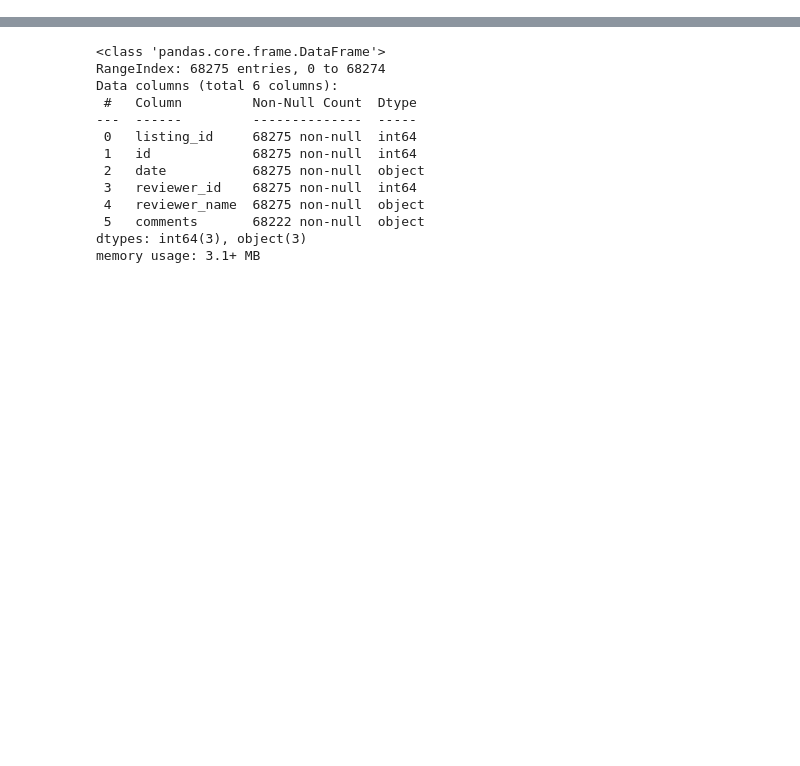
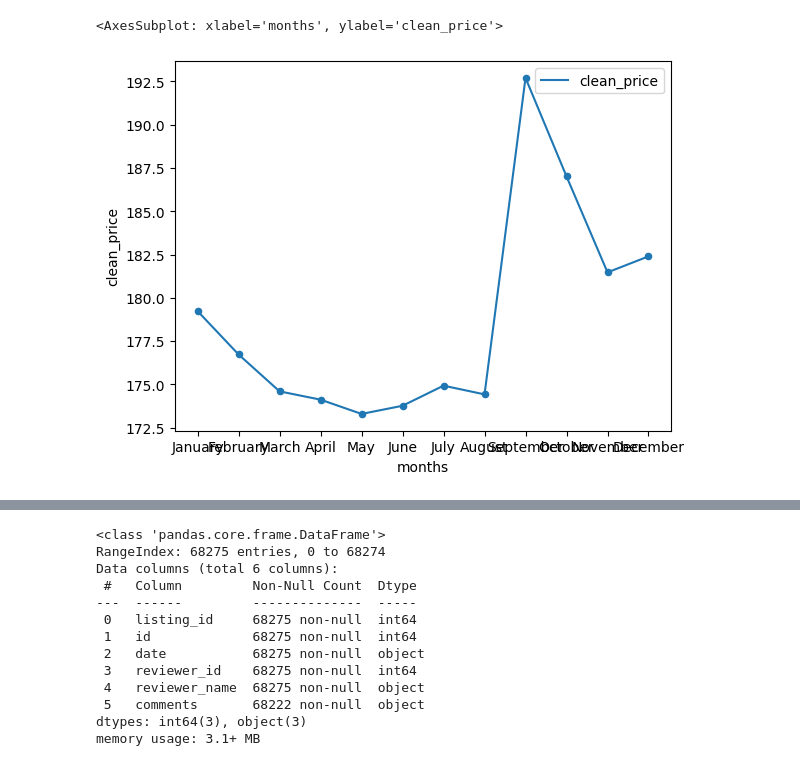
Before and after one commit to edonkoh/udacity_airbnb, a Jupyter notebook: airbnb.ipynb, the cells around one changed output, grey strips where cells are left out. Saved outputs shown, nothing was run; the diff lists cells and outputs as text; code cells hidden in the pictures; blank space fills up the shorter version.

```diff
--- a/airbnb.ipynb
+++ b/airbnb.ipynb
@@ -59,0 +148,6 @@ NameError: name 'x' is not defined
+# %%
+Ax = Monthly_stats.plot(x = 'months', y = 'clean_price', kind='scatter')
+Monthly_stats.plot(x = 'months', y = 'clean_price', kind='line', ax=Ax)
+# %% [output]
+<AxesSubplot: xlabel='months', ylabel='clean_price'>
+[figure, added]
```
Also changed, not shown: parts of 65 cells of this notebook.
